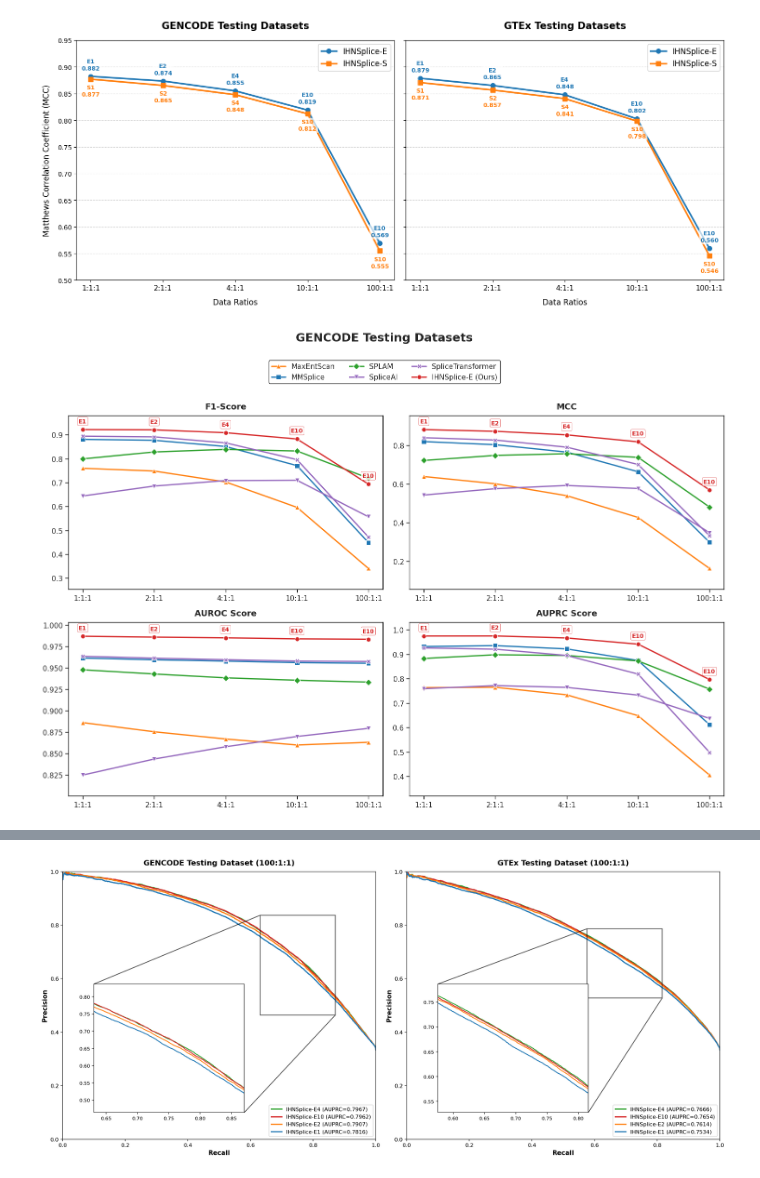
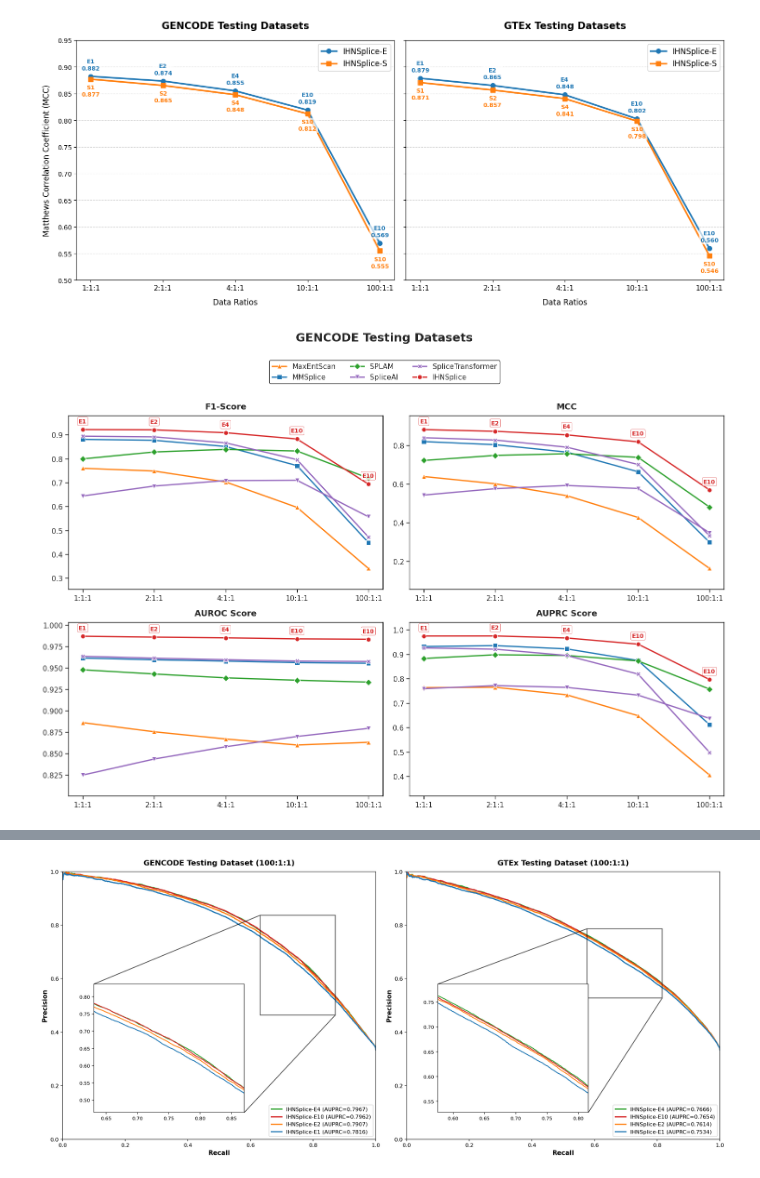
Before and after one commit to 36JungKwan/Bio_sequence_Research_AITALAB, a Jupyter notebook: benchmark/task1_splicing_prediction/Visualization/a.ipynb, the cells around one changed output, grey strips where cells are left out. Cells and saved outputs as stored; diff of their text form; code cells hidden in the pictures.

Commit message:
adjust title model

```diff
--- a/benchmark/task1_splicing_prediction/Visualization/a.ipynb
+++ b/benchmark/task1_splicing_prediction/Visualization/a.ipynb
@@ -241,7 +241,7 @@ for ratio_key, models in data.items():
         row['Original_Model'] = model_name
 
         if 'IHNSplice-E' in model_name:
-            row['Model'] = 'IHNSplice-E (Ours)'
+            row['Model'] = 'IHNSplice'
         else:
             row['Model'] = model_name
 
@@ -279,7 +279,7 @@ def plot_all_metrics_combined():
     marker_idx = 0
 
     for m in model_list:
-        if m == 'IHNSplice-E (Ours)':
+        if m == 'IHNSplice':
             palette[m] = '#d62728'
             markers[m] = 'o'
         else:
@@ -306,7 +306,7 @@ def plot_all_metrics_combined():
         )
 
         # Đính nhãn cụ thể (E1, E2, E4, E10) lên đường đỏ
-        df_ours = df[df['Model'] == 'IHNSplice-E (Ours)']
+        df_ours = df[df['Model'] == 'IHNSplice']
         bbox_props = dict(boxstyle="round,pad=0.2", fc="white", ec="#d62728", alpha=0.8, lw=0.5)
 
         for _, row in df_ours.iterrows():
@@ -341,34 +341,34 @@ def plot_all_metrics_combined():
             spine.set_color('black')
 
         ax.grid(False)
 
         # Tối ưu hóa khoảng hiển thị trục Y để tránh chữ đè sát mép
         y_min, y_max = df[metric_name].min(), df[metric_name].max()
         ax.set_ylim(max(0.0, y_min - (y_max - y_min)*0.15), min(1.03, y_max + (y_max - y_min)*0.1))
 
         ax.set_title(title, fontsize=13, fontweight='bold', pad=10)
 
         if ax.get_legend() is not None:
             ax.get_legend().remove()
 
     # Định vị và dàn hàng ngang Legend gộp
     handles, labels = axes[0].get_legend_handles_labels()
     fig.legend(handles, labels, loc='upper center', bbox_to_anchor=(0.5, 0.94),
                ncol=3, frameon=True, facecolor='white', edgecolor='black', fontsize=11)
 
     # Tiêu đề bao quát toàn bộ figure lớn
     fig.suptitle('GENCODE Testing Datasets', fontsize=18, fontweight='bold', y=0.99)
 
     # Điều chỉnh khoảng trống rect phía trên để chừa chỗ cho Legend độc lập
     plt.tight_layout(rect=[0, 0, 1, 0.90])
 
     # Lưu hình ảnh chất lượng cao 300 DPI
     plt.show()
 
 # Thực thi tác vụ vẽ biểu đồ
 plot_all_metrics_combined()
 # %% [output]
-[figure, old version]
+[figure, new version]
 # %%
 import json
 import pandas as pd
```
Also changed, not shown: parts of 1 cell of this notebook, 2 other files.
